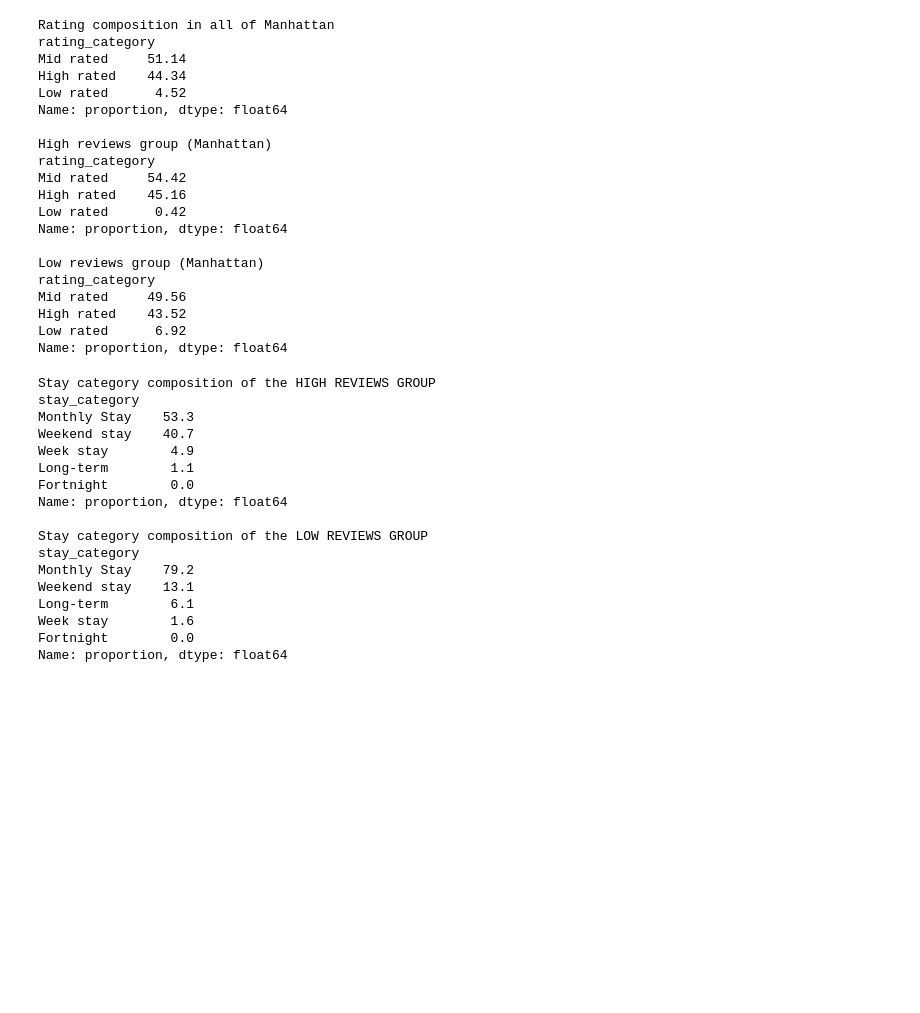
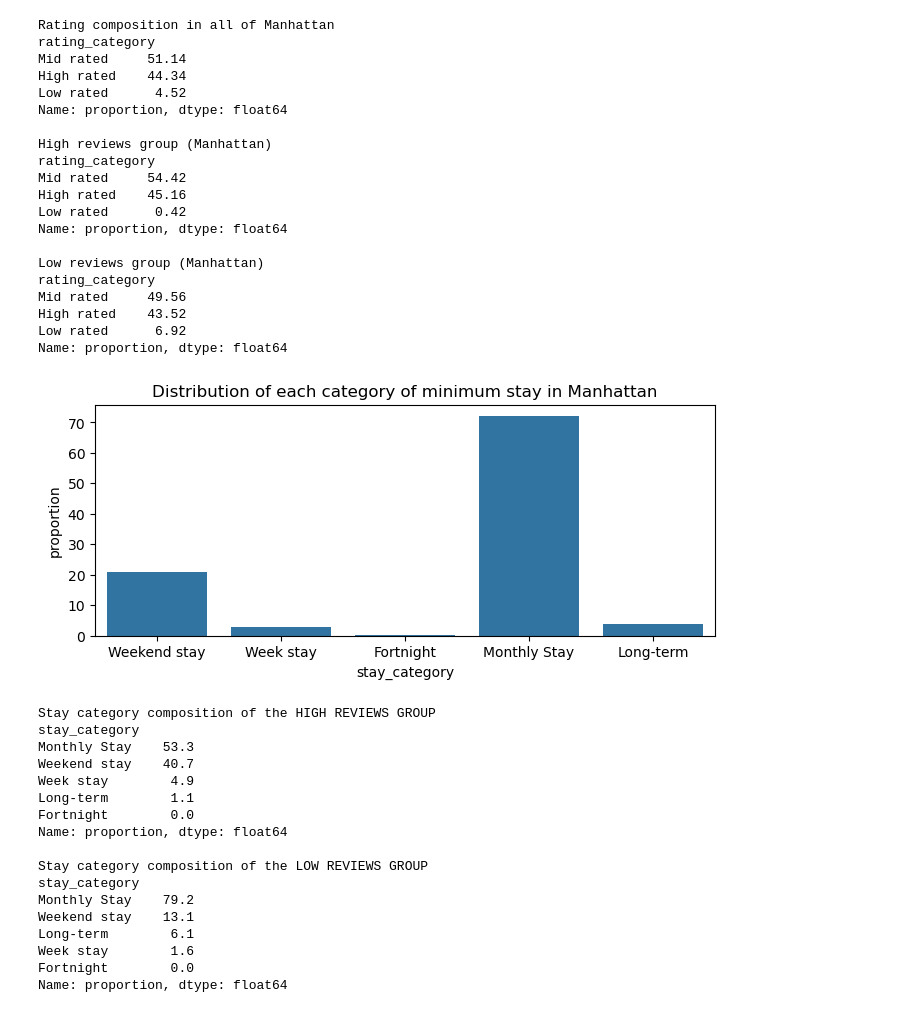
Before and after one commit to orsan123/Airbnb-Listings-Data-Analysis, a Jupyter notebook: EDA.ipynb, the cells around one changed output. Cells and saved outputs as stored; diff of their text form; code cells hidden in the pictures; blank space fills up the shorter version.

```diff
--- a/EDA.ipynb
+++ b/EDA.ipynb
@@ -429,6 +485,18 @@ figure = px.bar(
 
 figure.update_layout(height = 400, width = 600)
 figure.show()
+# %%
+# For Github viewers
+# Composition of each category of minimum stay period in Manhattan
+
+plt.figure(figsize = (8, 3))
+sns.barplot(stay_cat_comp)
+plt.title('Distribution of each category of minimum stay in Manhattan')
+plt.show()
+
+# This shows us how saturated Manhattan is with Monthly stays
+# %% [output]
+[figure, added]
 # %%
 # Let's take a look at the percentage of each stay category in both high and low reviews group to understand their distribution
 
```
Also changed, not shown: parts of 10 cells of this notebook.
